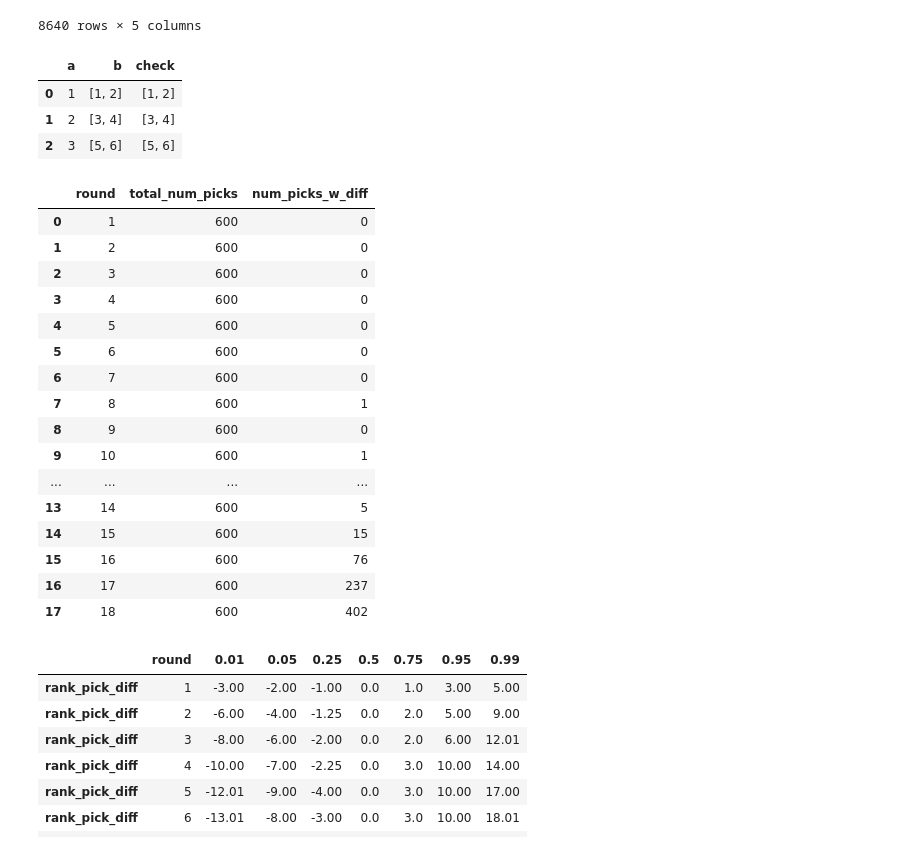
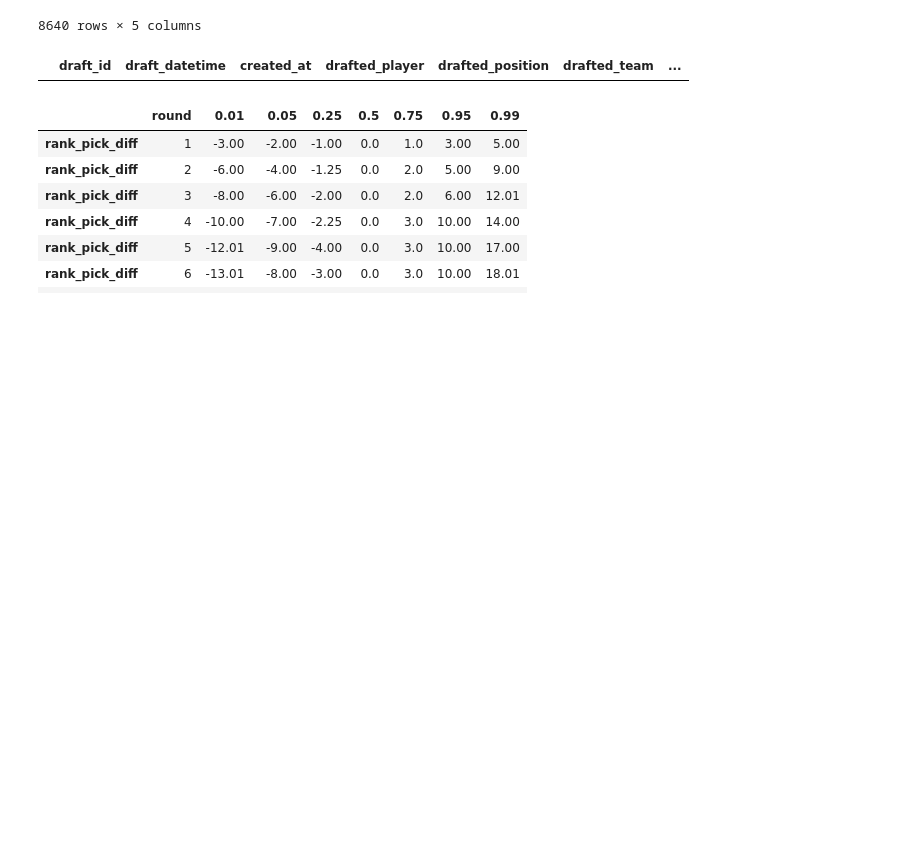
Before and after one commit to ConnorDeLong/Underdog-FF-Draft-Prediction, a Jupyter notebook: UD_draft_model/data_prep.ipynb, the cells around one changed output. Saved outputs shown, nothing was run; the diff lists cells and outputs as text; code cells hidden in the pictures; blank space fills up the shorter version.

```diff
--- a/UD_draft_model/data_prep.ipynb
+++ b/UD_draft_model/data_prep.ipynb
@@ -535,28 +655,6 @@ df_model
 8640 rows × 5 columns
 # %%
 draft_date = df
-# %%
-a = [[1, [1, 2]]
-    , [2, [3, 4]]
-    , [3, [5, 6]]
-]
-# b = [[1, 2], [3, 4], [5, 6]]
-
-df = pd.DataFrame(a, columns=['a', 'b'])
-
-# df['check'] = np.where(df['a'].isin(df['b']), 1, 0)
-# df['check'] = df['a'].isin(df['b'].tolist())
-df['check'] = df['b'].to_list()
-# df['check'] = np.where(df['a'].isin(df['b'].tolist()), 1, 0)
-# df['check'] = np.where(df['a'].isin([1, 2]), 1, 0)
-# df = pd.DataFrame([a, b])
-
-df
-# %% [output]
-|  | a | b | check |
-| 0 | 1 | [1, 2] | [1, 2] |
-| 1 | 2 | [3, 4] | [3, 4] |
-| 2 | 3 | [5, 6] | [5, 6] |
 # %%
 """"
 POTENTIAL TESTS:
@@ -577,17 +675,17 @@ def validate_adp_ranks(df_drafts: pd.DataFrame, df_ranks: pd.DataFrame) -> pd.Da
     df_base = df_drafts.copy()
     df_ranks = df_ranks.copy()
 
-    keep_vars = ['draft_id', 'draft_datetime', 'created_at', 'final_player_name'
-                , 'final_position', 'final_team_name'
-                , 'final_draft_date', 'projection_adp']
+    keep_vars = ['draft_id', 'draft_datetime', 'created_at', 'drafted_player'
+                , 'drafted_position', 'drafted_team'
+                , 'ranks_draft_date', 'projection_adp']
     df_base = df_base[keep_vars]
 
     keep_vars = ['player', 'pos', 'team', 'date', 'adp']
     df_ranks = df_ranks[keep_vars]
 
     df = pd.merge(df_base, df_ranks, how='left'
-                , left_on=['final_player_name', 'final_position', 'final_draft_date']
-                , right_on=['player', 'pos', 'date'])
+                , left_on=['drafted_player', 'projection_adp', 'ranks_draft_date']
+                , right_on=['player', 'adp', 'date'])
 
     df = df.loc[df['projection_adp'] != df['adp']]
 
@@ -615,54 +713,38 @@ def find_missing_lookups(df_drafts: pd.DataFrame, df_ranks: pd.DataFrame) -> pd.
     return df
 
 
 def summarize_actual_der_rnk_diff(df: pd.DataFrame) -> pd.DataFrame:
     """
     Summarizes the difference between actual and derived rank by round.
     Used to determine which rounds to drop for drafts that don't have
     actual rank data (e.g. 2021 drafts).
     """
 
     keep_vars = ['draft_id', 'final_player_name', 'number', 'round'
                 , 'rank_derived', 'projection_adp', 'rank_actual', 'appearance_id']
     df = df[keep_vars].copy()
 
     df['ind_rank_diff'] = np.where(abs(df['rank_actual'] - df['rank_derived']) > 1, 1, 0)
 
     df = df.groupby('round').agg({'appearance_id': 'count'
                                 , 'ind_rank_diff': 'sum'}).reset_index()
 
     df.rename(columns={'appearance_id': 'total_num_picks'
                     , 'ind_rank_diff': 'num_picks_w_diff'}, inplace=True)
 
     return df
 
 
-_df_drafts = df_final.loc[df_final['draft_year'] == 2022].copy()
+_df_drafts = df_final.copy()
 _df_ranks = df_ranks.copy()
 
 df_adp_val = validate_adp_ranks(_df_drafts, _df_ranks)
-df_missing_lookups = find_missing_lookups(_df_drafts, _df_ranks)
-df_rank_diff_summary = summarize_actual_der_rnk_diff(_df_drafts)
+# df_missing_lookups = find_missing_lookups(_df_drafts, _df_ranks)
+# df_rank_diff_summary = summarize_actual_der_rnk_diff(_df_drafts)
 
-df_rank_diff_summary
+df_adp_val
 # %% [output]
-|  | round | total_num_picks | num_picks_w_diff |
-| 0 | 1 | 600 | 0 |
-| 1 | 2 | 600 | 0 |
-| 2 | 3 | 600 | 0 |
-| 3 | 4 | 600 | 0 |
-| 4 | 5 | 600 | 0 |
-| 5 | 6 | 600 | 0 |
-| 6 | 7 | 600 | 0 |
-| 7 | 8 | 600 | 1 |
-| 8 | 9 | 600 | 0 |
-| 9 | 10 | 600 | 1 |
-| ... | ... | ... | ... |
-| 13 | 14 | 600 | 5 |
-| 14 | 15 | 600 | 15 |
-| 15 | 16 | 600 | 76 |
-| 16 | 17 | 600 | 237 |
-| 17 | 18 | 600 | 402 |
+|  | draft_id | draft_datetime | created_at | drafted_player | drafted_position | drafted_team | ... |
 # %%
 ###########################################################################################
 ################################### Basic Exploration #####################################
```
Also changed, not shown: parts of 9 cells of this notebook, 6 other files.
